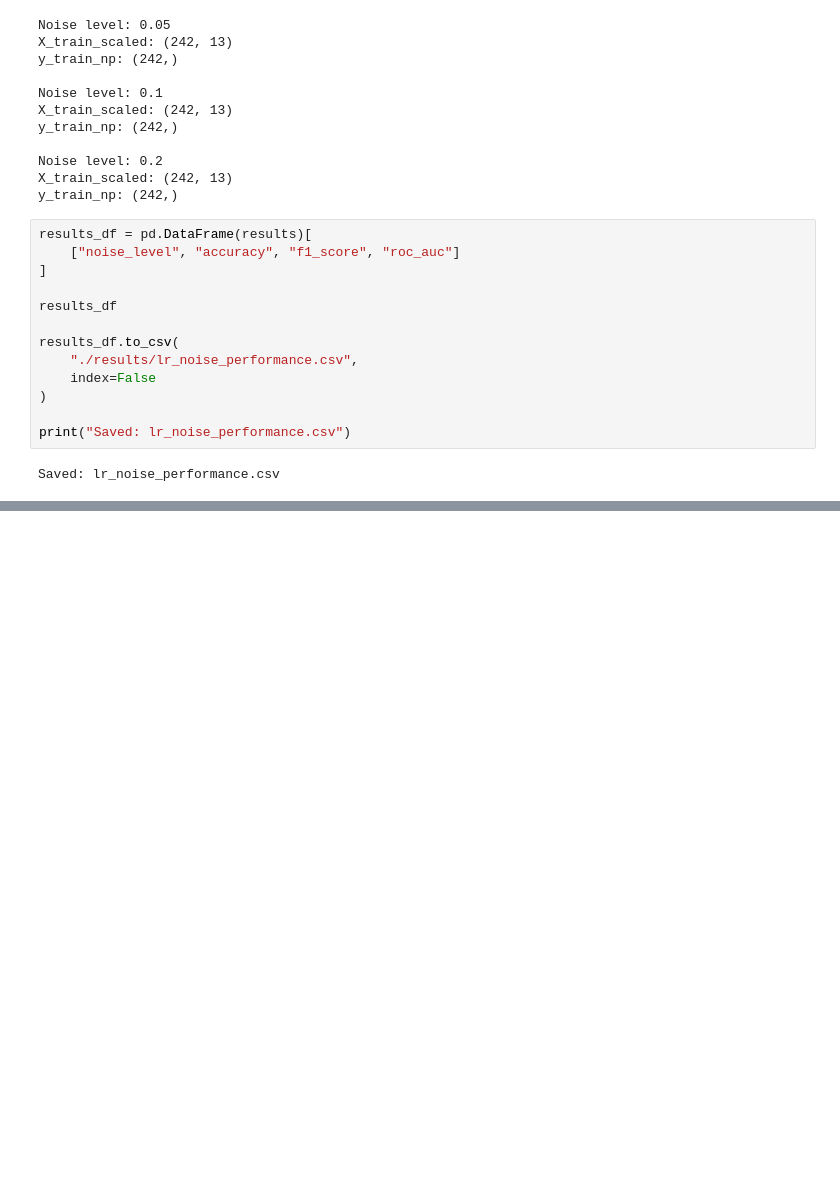
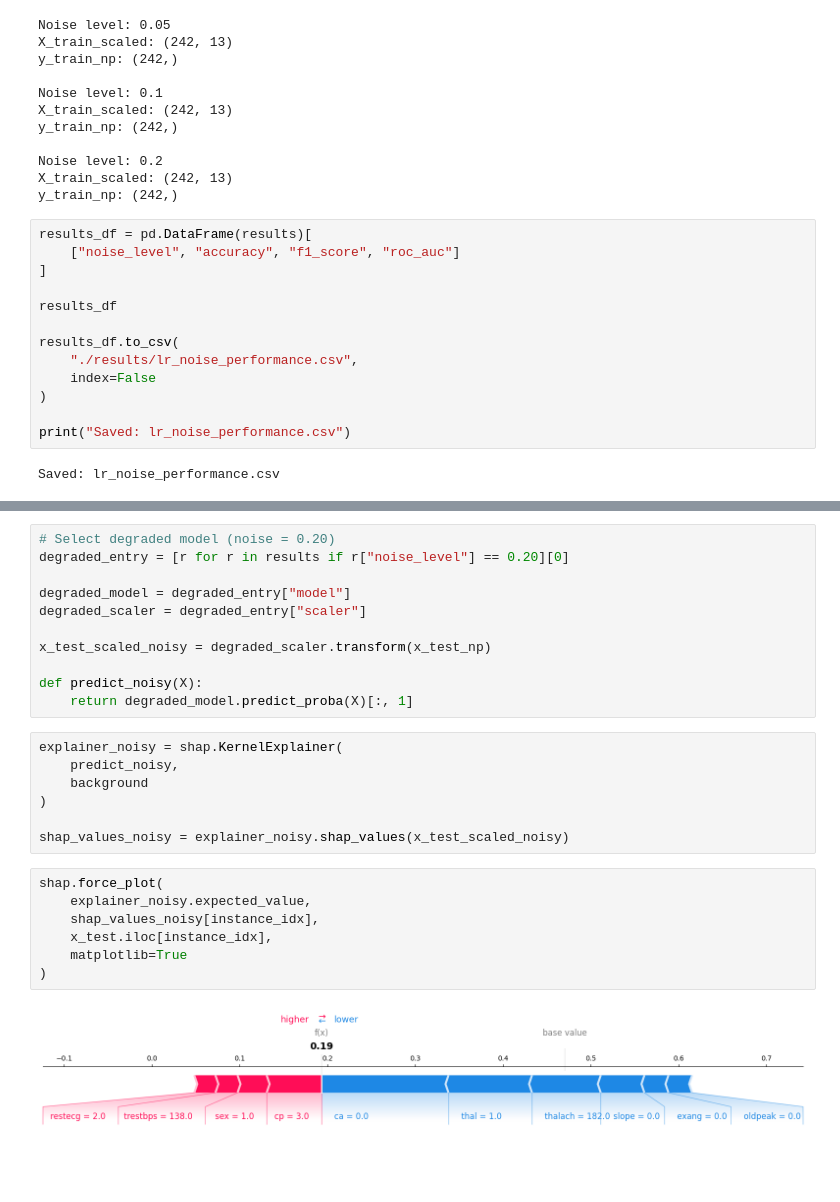
Before and after one commit to ianurag100x/ML-Interoperability-vs-Accuracy, a Jupyter notebook: 03_data_quality_degradation_noise.ipynb, the cells around one changed output, grey strips where cells are left out. Cells and saved outputs as stored; diff of their text form; blank space fills up the shorter version.

```diff
--- a/03_data_quality_degradation_noise.ipynb
+++ b/03_data_quality_degradation_noise.ipynb
@@ -129,0 +168,27 @@ Saved: lr_noise_performance.csv
+# %%
+# Select degraded model (noise = 0.20)
+degraded_entry = [r for r in results if r["noise_level"] == 0.20][0]
+
+degraded_model = degraded_entry["model"]
+degraded_scaler = degraded_entry["scaler"]
+
+x_test_scaled_noisy = degraded_scaler.transform(x_test_np)
+
+def predict_noisy(X):
+    return degraded_model.predict_proba(X)[:, 1]
+# %%
+explainer_noisy = shap.KernelExplainer(
+    predict_noisy,
+    background
+)
+
+shap_values_noisy = explainer_noisy.shap_values(x_test_scaled_noisy)
+# %%
+shap.force_plot(
+    explainer_noisy.expected_value,
+    shap_values_noisy[instance_idx],
+    x_test.iloc[instance_idx],
+    matplotlib=True
+)
+# %% [output]
+[figure, added]
```
Also changed, not shown: parts of 3 cells of this notebook, 7 other files.
